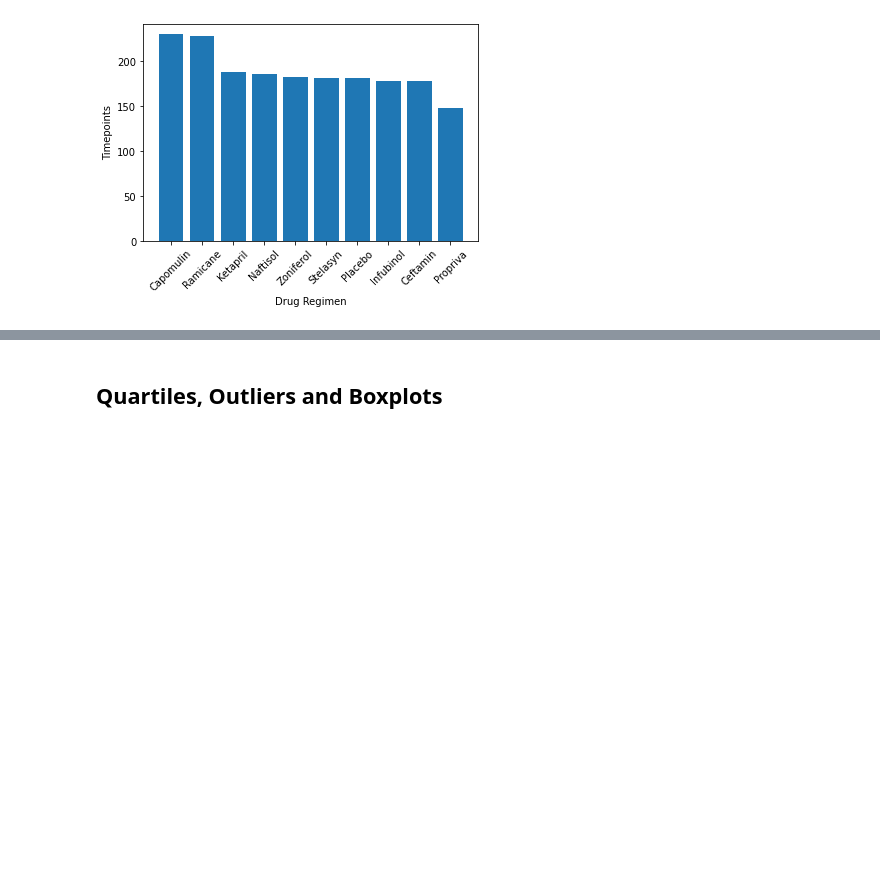
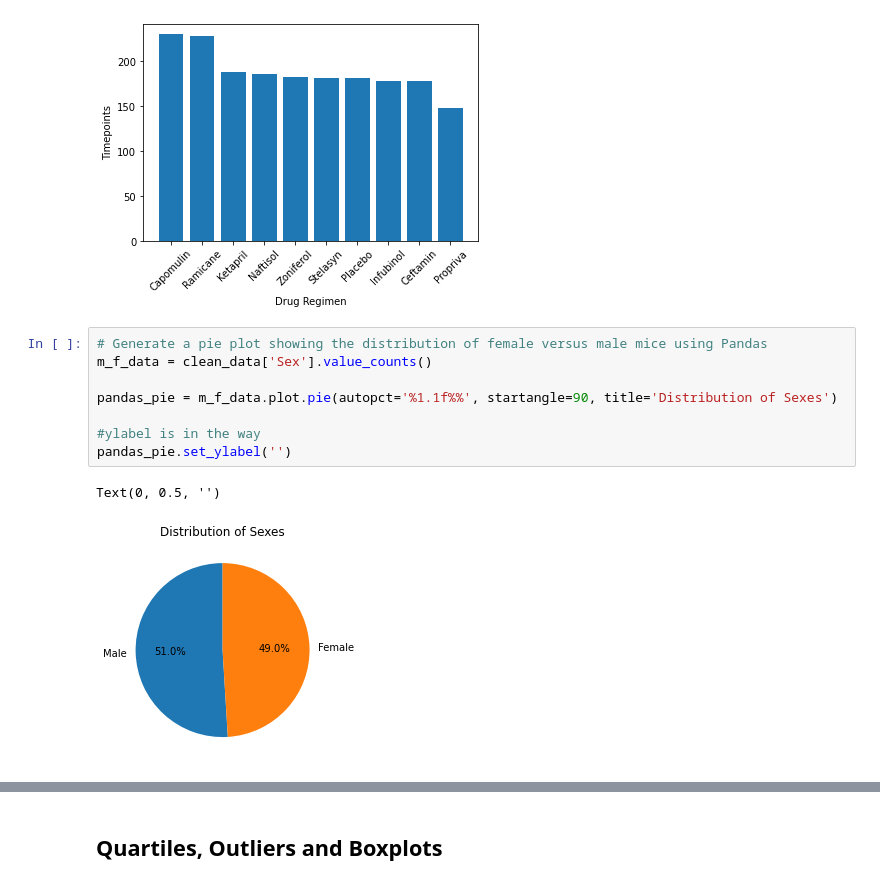
Before and after one commit to KDaceyx/Pymaceuticals, a Jupyter notebook: pymaceuticals_starter.ipynb, the cells around one changed output, grey strips where cells are left out. Drawn from its saved outputs; the diff is of its cells as text; blank space fills up the shorter version.

```diff
--- a/pymaceuticals_starter.ipynb
+++ b/pymaceuticals_starter.ipynb
@@ -145,4 +153,15 @@ plt.bar(x_axis, y_axis)
 plt.show()
 # %% [output]
 [figure]
+# %%
+# Generate a pie plot showing the distribution of female versus male mice using Pandas
+m_f_data = clean_data['Sex'].value_counts()
+
+pandas_pie = m_f_data.plot.pie(autopct='%1.1f%%', startangle=90, title='Distribution of Sexes')
+
+#ylabel is in the way
+pandas_pie.set_ylabel('')
+# %% [output]
+Text(0, 0.5, '')
+[figure, added]
 # %%
```
Also changed, not shown: parts of 4 cells of this notebook.
